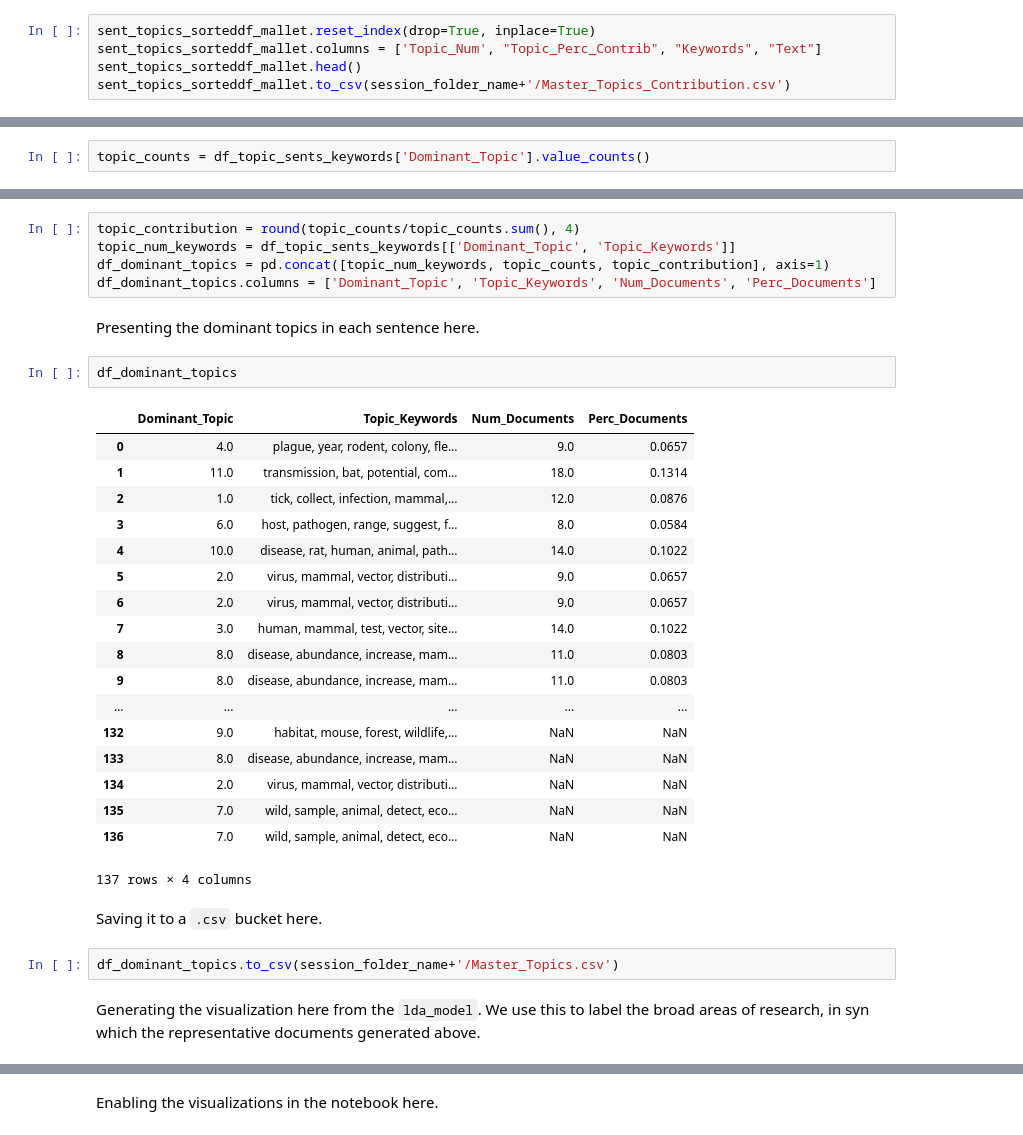
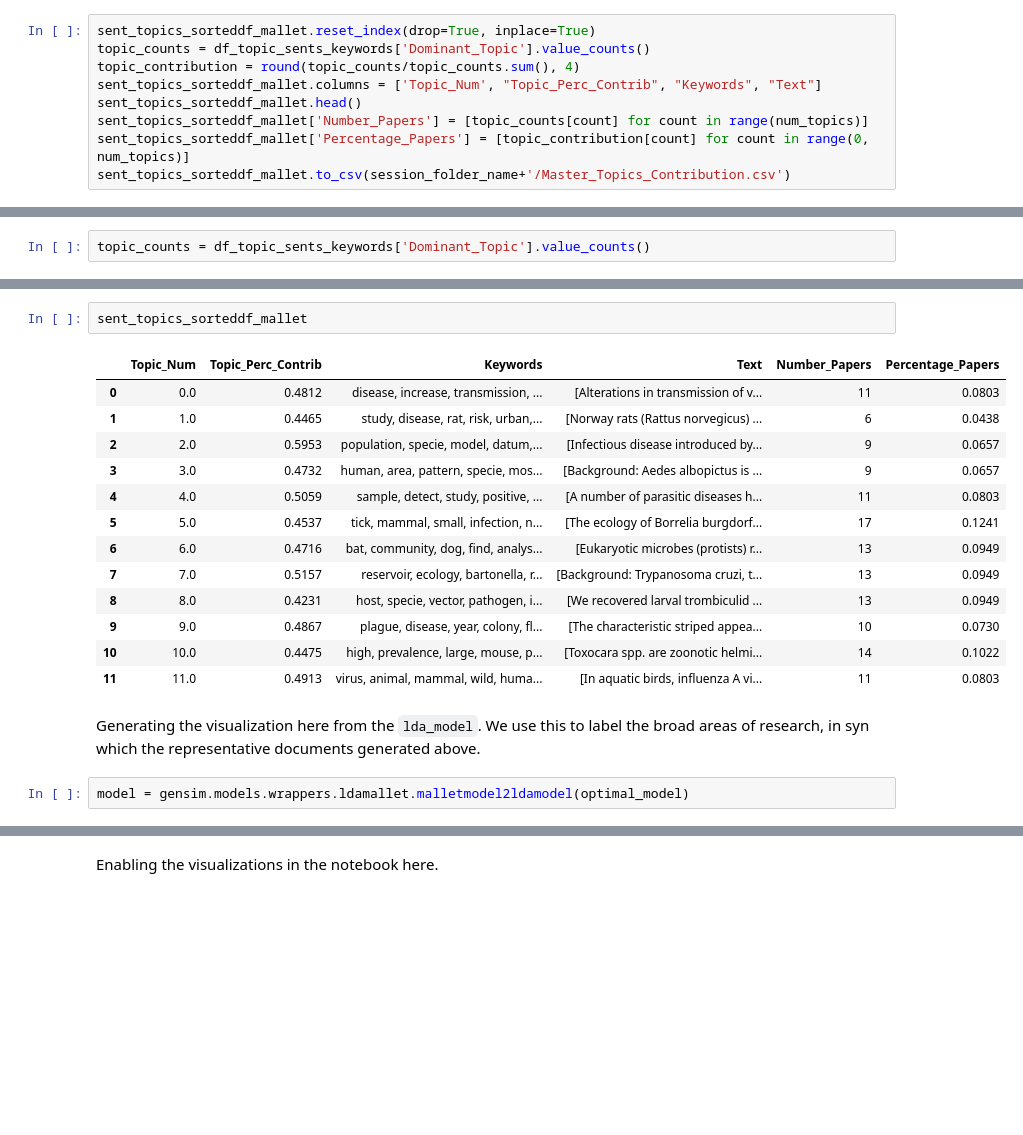
Before and after one commit to SarthakJShetty/Bias, a Jupyter notebook: notebooks/NLP_Engine_Barbara_Complete_Dataset.ipynb, the cells around one changed output, grey strips where cells are left out. Saved outputs shown, nothing was run; the diff lists cells and outputs as text; blank space fills up the shorter version.

````diff
--- a/notebooks/NLP_Engine_Barbara_Complete_Dataset.ipynb
+++ b/notebooks/NLP_Engine_Barbara_Complete_Dataset.ipynb
@@ -403,8 +406,12 @@ for i, grp in sent_topics_outdf_grpd:
     sent_topics_sorteddf_mallet = pd.concat([sent_topics_sorteddf_mallet, grp.sort_values(['Perc_Contribution'], ascending=[0]).head(1)], axis=0)
 # %%
 sent_topics_sorteddf_mallet.reset_index(drop=True, inplace=True)
+topic_counts = df_topic_sents_keywords['Dominant_Topic'].value_counts()
+topic_contribution = round(topic_counts/topic_counts.sum(), 4)
 sent_topics_sorteddf_mallet.columns = ['Topic_Num', "Topic_Perc_Contrib", "Keywords", "Text"]
 sent_topics_sorteddf_mallet.head()
+sent_topics_sorteddf_mallet['Number_Papers'] = [topic_counts[count] for count in range(num_topics)]
+sent_topics_sorteddf_mallet['Percentage_Papers'] = [topic_contribution[count] for count in range(0, num_topics)]
 sent_topics_sorteddf_mallet.to_csv(session_folder_name+'/Master_Topics_Contribution.csv')
 # %% [markdown]
 Here, we find the number of documents for each topic.
@@ -415,35 +420,21 @@ Here, we find the percentage of documents falling under each topic.
-# %%
-topic_contribution = round(topic_counts/topic_counts.sum(), 4)
-topic_num_keywords = df_topic_sents_keywords[['Dominant_Topic', 'Topic_Keywords']]
-df_dominant_topics = pd.concat([topic_num_keywords, topic_counts, topic_contribution], axis=1)
-df_dominant_topics.columns = ['Dominant_Topic', 'Topic_Keywords', 'Num_Documents', 'Perc_Documents']
-# %% [markdown]
-Presenting the dominant topics in each sentence here.
-# %%
-df_dominant_topics
-# %% [output]
-|  | Dominant_Topic | Topic_Keywords | Num_Documents | Perc_Documents |
-| 0 | 4.0 | plague, year, rodent, colony, fle... | 9.0 | 0.0657 |
-| 1 | 11.0 | transmission, bat, potential, com... | 18.0 | 0.1314 |
-| 2 | 1.0 | tick, collect, infection, mammal,... | 12.0 | 0.0876 |
-| 3 | 6.0 | host, pathogen, range, suggest, f... | 8.0 | 0.0584 |
-| 4 | 10.0 | disease, rat, human, animal, path... | 14.0 | 0.1022 |
-| 5 | 2.0 | virus, mammal, vector, distributi... | 9.0 | 0.0657 |
-| 6 | 2.0 | virus, mammal, vector, distributi... | 9.0 | 0.0657 |
-| 7 | 3.0 | human, mammal, test, vector, site... | 14.0 | 0.1022 |
-| 8 | 8.0 | disease, abundance, increase, mam... | 11.0 | 0.0803 |
-| 9 | 8.0 | disease, abundance, increase, mam... | 11.0 | 0.0803 |
-| ... | ... | ... | ... | ... |
-| 132 | 9.0 | habitat, mouse, forest, wildlife,... | NaN | NaN |
-| 133 | 8.0 | disease, abundance, increase, mam... | NaN | NaN |
-| 134 | 2.0 | virus, mammal, vector, distributi... | NaN | NaN |
-| 135 | 7.0 | wild, sample, animal, detect, eco... | NaN | NaN |
-| 136 | 7.0 | wild, sample, animal, detect, eco... | NaN | NaN |
-137 rows × 4 columns
-# %% [markdown]
-Saving it to a ```.csv``` bucket here.
-# %%
-df_dominant_topics.to_csv(session_folder_name+'/Master_Topics.csv')
+# %%
+sent_topics_sorteddf_mallet
+# %% [output]
+|  | Topic_Num | Topic_Perc_Contrib | Keywords | Text | Number_Papers | Percentage_Papers |
+| 0 | 0.0 | 0.4812 | disease, increase, transmission, ... | [Alterations in transmission of v... | 11 | 0.0803 |
+| 1 | 1.0 | 0.4465 | study, disease, rat, risk, urban,... | [Norway rats (Rattus norvegicus) ... | 6 | 0.0438 |
+| 2 | 2.0 | 0.5953 | population, specie, model, datum,... | [Infectious disease introduced by... | 9 | 0.0657 |
+| 3 | 3.0 | 0.4732 | human, area, pattern, specie, mos... | [Background: Aedes albopictus is ... | 9 | 0.0657 |
+| 4 | 4.0 | 0.5059 | sample, detect, study, positive, ... | [A number of parasitic diseases h... | 11 | 0.0803 |
+| 5 | 5.0 | 0.4537 | tick, mammal, small, infection, n... | [The ecology of Borrelia burgdorf... | 17 | 0.1241 |
+| 6 | 6.0 | 0.4716 | bat, community, dog, find, analys... | [Eukaryotic microbes (protists) r... | 13 | 0.0949 |
+| 7 | 7.0 | 0.5157 | reservoir, ecology, bartonella, r... | [Background: Trypanosoma cruzi, t... | 13 | 0.0949 |
+| 8 | 8.0 | 0.4231 | host, specie, vector, pathogen, i... | [We recovered larval trombiculid ... | 13 | 0.0949 |
+| 9 | 9.0 | 0.4867 | plague, disease, year, colony, fl... | [The characteristic striped appea... | 10 | 0.0730 |
+| 10 | 10.0 | 0.4475 | high, prevalence, large, mouse, p... | [Toxocara spp. are zoonotic helmi... | 14 | 0.1022 |
+| 11 | 11.0 | 0.4913 | virus, animal, mammal, wild, huma... | [In aquatic birds, influenza A vi... | 11 | 0.0803 |
 # %% [markdown]
 Generating the visualization here from the ```lda_model```. We use this to label the broad areas of research, in syn which the representative documents generated above.
+# %%
+model = gensim.models.wrappers.ldamallet.malletmodel2ldamodel(optimal_model)
 # %%
````
Also changed, not shown: parts of 15 cells of this notebook.
